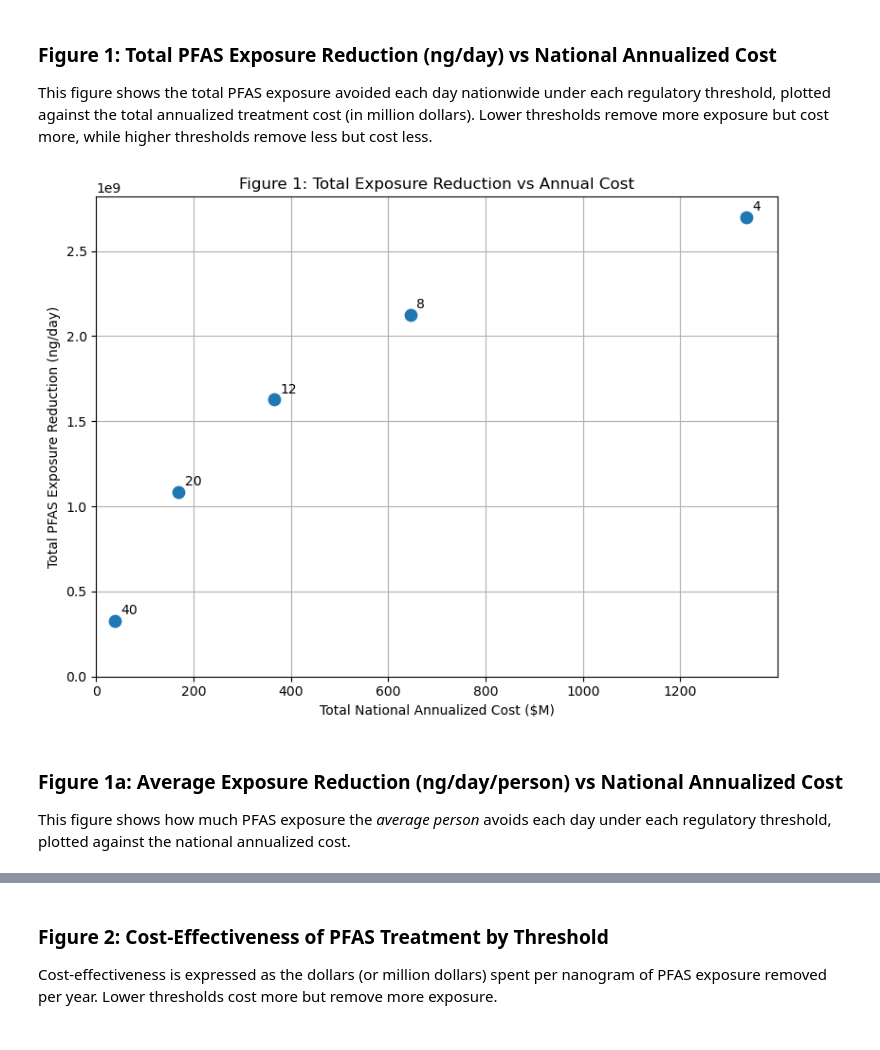
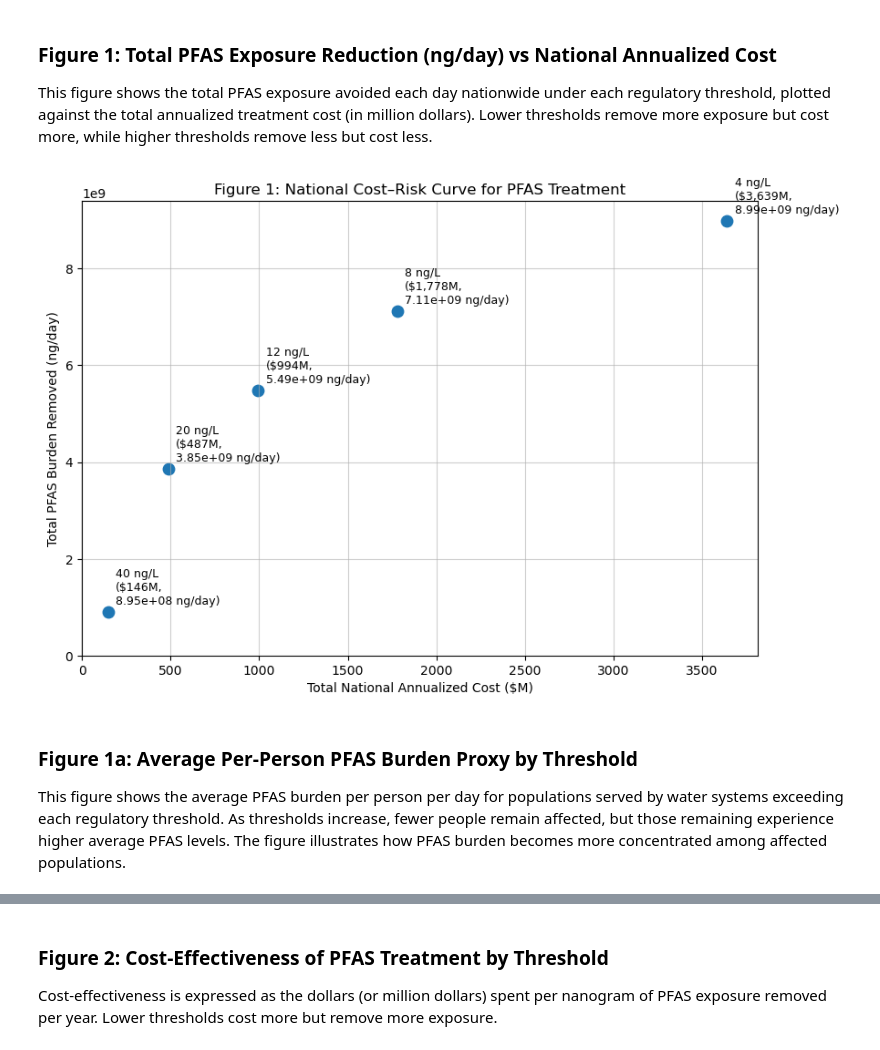
Before and after one commit to brahmee07/Pfas_water_research, a Jupyter notebook: Pfas_cost_risk_analysis.ipynb, the cells around one changed output, grey strips where cells are left out. Drawn from its saved outputs; the diff is of its cells as text; code cells hidden in the pictures.

Commit message:
scaled pfas exposure by threshold and updated the cost effectiveness and graphs

```diff
--- a/Pfas_cost_risk_analysis.ipynb
+++ b/Pfas_cost_risk_analysis.ipynb
@@ -362,7 +362,8 @@ for pop in popbin_cost_map.keys():
         "population_bin": pop,
         "ucmr5_4x0.8": ucmr5_count,
         "corona_gw_sw": corona_count,
-        "percent_of_corona": round(percent_of_corona, 3)
+        "percent_of_corona": round(percent_of_corona, 3), #for display
+        "percent_of_corona_raw": percent_of_corona #for calculation
     })
 
 corona_comparison = pd.DataFrame(rows)
@@ -383,15 +384,14 @@ corona_comparison
 UCMR5 includes only a subset of U.S. water systems, exceedance counts were scaled using Corona (Black & Veatch) population-bin ratios to estimate the total number of systems nationwide exceeding PFAS thresholds (4, 8, 12, 20, and 40 ng/L).
 # %%
 comparison_scaled = comparison_table.merge(
-    corona_comparison[["population_bin","percent_of_corona"]],
-    on = "population_bin",
-    how = "left"
+    corona_comparison[["population_bin", "percent_of_corona_raw"]],
+    on="population_bin",
+    how="left"
 )
 # %%
 for t in thresholds_ng:
     comparison_scaled[f"proj_num_{t}"] = (
-        comparison_scaled[f"num_{t}"] /
-        comparison_scaled["percent_of_corona"]
+        comparison_scaled[f"num_{t}"] / comparison_scaled["percent_of_corona_raw"]
     ).round(0)
 # %%
 for t in thresholds_ng:
@@ -457,8 +496,8 @@ $$
 cost_effectiveness = {}
 
 for t in thresholds_ng:
-    annual_cost = national_treatment_costs[t]
-    ng_per_day_total = pfas_exposure_by_threshold[t]        # ng/day
+    annual_cost = national_costs_all_us[t]
+    ng_per_day_total = scaled_pfas_exposure_by_threshold[t]        # ng/day
 
     ng_per_year = ng_per_day_total * 365 #annual pfas ng/year
 
@@ -502,28 +541,33 @@ regulatory threshold, plotted against the total annualized treatment cost (in mi
 Lower thresholds remove more exposure but cost more, while higher thresholds remove less but
 cost less.
 # %%
-fig1_costs = [national_treatment_costs[t] for t in thresholds_ng]   # $M
-fig1_exposure = [pfas_exposure_by_threshold[t] for t in thresholds_ng]  # ng/day
+fig1_costs = [national_costs_all_us[t] for t in thresholds_ng]   # $M
+fig1_exposure = [scaled_pfas_exposure_by_threshold[t] for t in thresholds_ng]  # ng/day
 
-plt.figure(figsize=(8,6))
+plt.figure(figsize=(9,6))
 plt.scatter(fig1_costs, fig1_exposure, s=80)
 
 for t, x, y in zip(thresholds_ng, fig1_costs, fig1_exposure):
-    plt.annotate(str(t), (x, y), textcoords="offset points", xytext=(5,5))
+    label = f"{t} ng/L\n(${x:,.0f}M,\n{y:.2e} ng/day)"
+    plt.annotate(
+        label,
+        (x, y),
+        textcoords="offset points",
+        xytext=(6,6),
+        fontsize=9
+    )
 
 plt.xlabel("Total National Annualized Cost ($M)")
-plt.ylabel("Total PFAS Exposure Reduction (ng/day)")
+plt.ylabel("Total PFAS Burden Removed (ng/day)")
+plt.title("Figure 1: National Cost–Risk Curve for PFAS Treatment")
 plt.xlim(left=0)
 plt.ylim(bottom=0)
-plt.title("Figure 1: Total Exposure Reduction vs Annual Cost")
-plt.grid(True)
+plt.grid(True, alpha=0.6)
 plt.tight_layout()
 plt.show()
 # %% [output]
-[figure, old version]
+[figure, new version]
 # %% [markdown]
-### Figure 1a: Average Exposure Reduction (ng/day/person) vs National Annualized Cost
-
-This figure shows how much PFAS exposure the *average person* avoids each day
-under each regulatory threshold, plotted against the national annualized cost.
+### Figure 1a: Average Per-Person PFAS Burden Proxy by Threshold
+This figure shows the average PFAS burden per person per day for populations served by water systems exceeding each regulatory threshold. As thresholds increase, fewer people remain affected, but those remaining experience higher average PFAS levels. The figure illustrates how PFAS burden becomes more concentrated among affected populations.
 # %%
```
Also changed, not shown: parts of 15 cells of this notebook.
